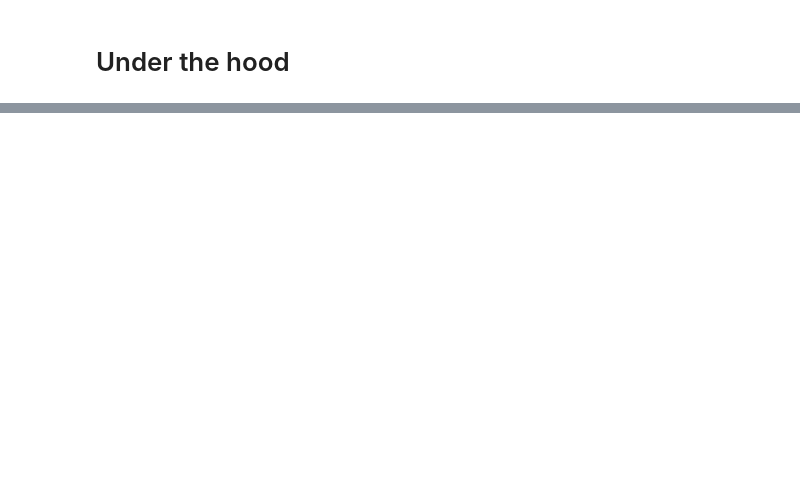
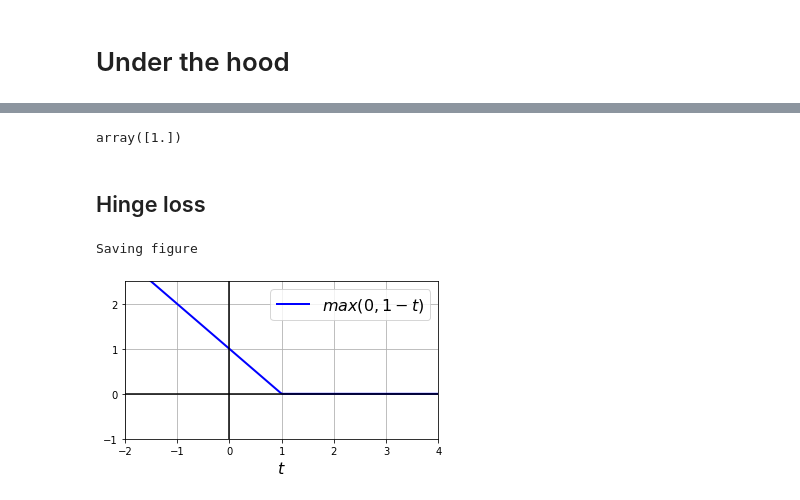
Before and after one commit to amit-timalsina/Support-Vector-Machines, a Jupyter notebook: Support Vector Machines.ipynb, the cells around one changed output, grey strips where cells are left out. Drawn from its saved outputs; the diff is of its cells as text; code cells hidden in the pictures; blank space fills up the shorter version.

```diff
--- a/Support Vector Machines.ipynb
+++ b/Support Vector Machines.ipynb
@@ -588,0 +622,30 @@ def plot_3D_decision_function(ax, w, b, x1_lim=[4, 6], x2_lim=[0.8, 2.8]):
+# %%
+iris = datasets.load_iris()
+X = iris["data"][:, (2, 3)] # petal length, petal width
+y = (iris["target"] == 2).astype(np.float64) # Iris virginica
+
+svm_clf = SVC(kernel="linear", C=1)
+svm_clf.fit(X, y)
+svm_clf.predict([[5.3, 1.3]])
+# %% [output]
+array([1.])
+# %% [markdown]
+## Hinge loss
+# %%
+t = np.linspace(-2, 4, 200)
+h = np.where(1 - t < 0, 0, 1 - t) # max(0, 1-t)
+
+plt.figure(figsize=(5, 3))
+plt.plot(t, h, 'b-', linewidth=2, label="$max(0, 1-t)$")
+plt.grid(True, which='both')
+plt.axhline(y=0, color='k')
+plt.axvline(x=0, color='k')
+plt.yticks(np.arange(-1, 2.5, 1))
+plt.xlabel("$t$", fontsize=16)
+plt.axis([-2, 4, -1, 2.5])
+plt.legend(loc='upper right', fontsize=16)
+save_fig("hinge plot")
+plt.show()
+# %% [output]
+Saving figure
+[figure, added]
```
Also changed, not shown: parts of 8 cells of this notebook, 3 other files.
